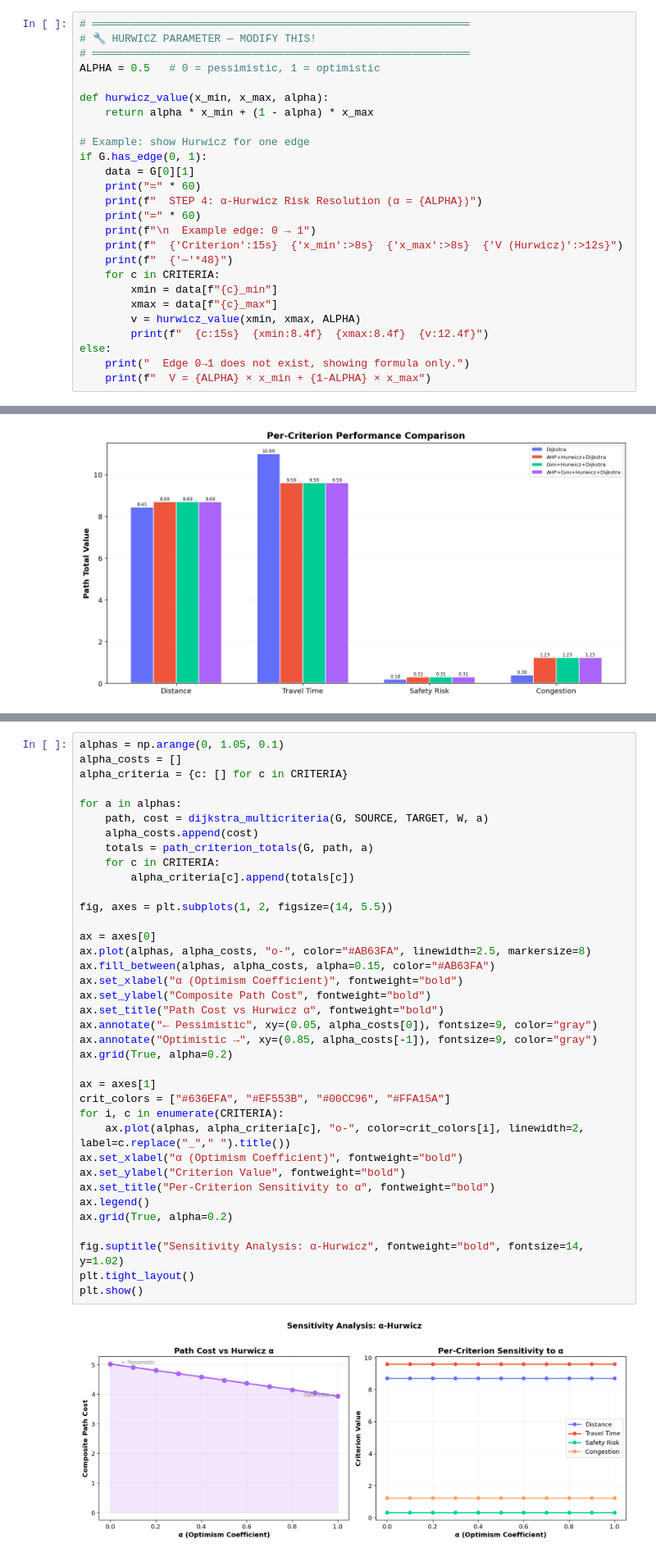
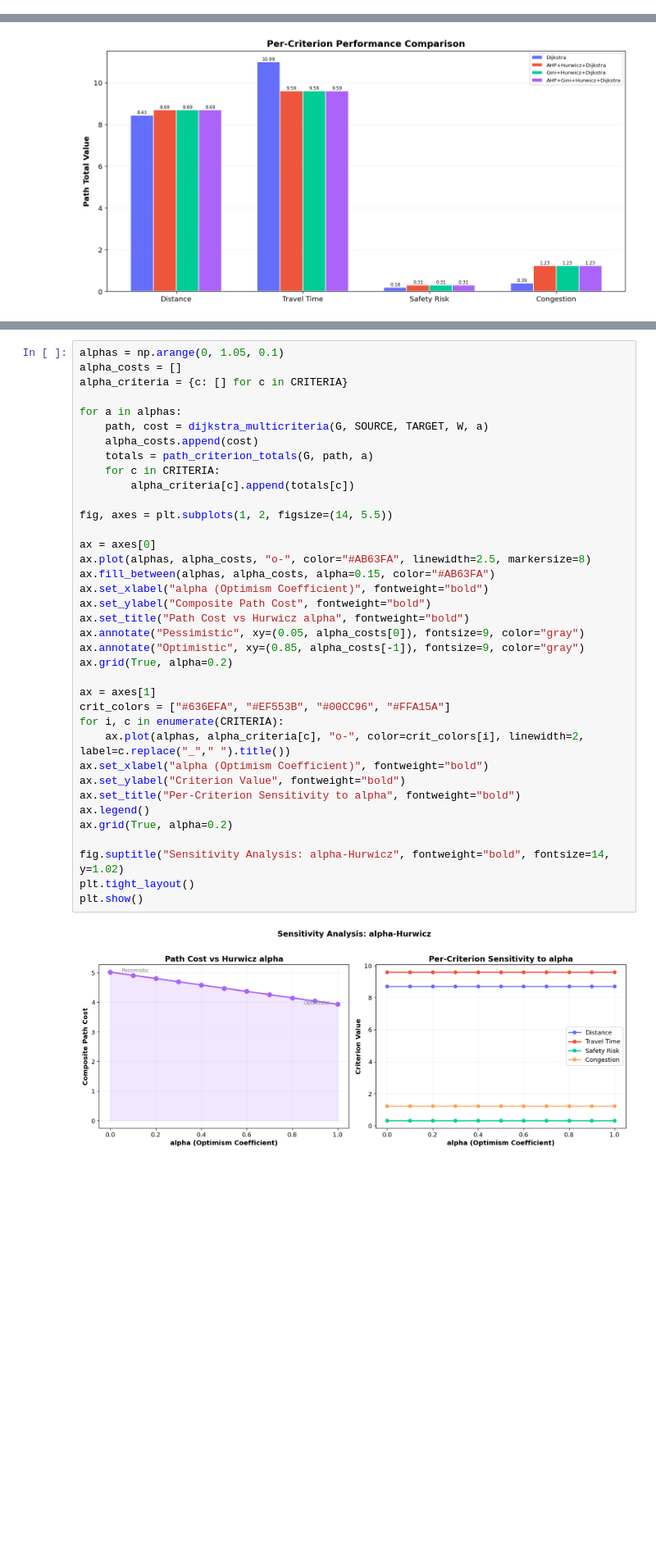
Before and after one commit to Abdou-Harzelli/SAD-p, a Jupyter notebook: multicriteria_routing.ipynb, the cells around one changed output, grey strips where cells are left out. Shown at 82% size. Cells and saved outputs as stored; diff of their text form; blank space fills up the shorter version.

```diff
--- a/multicriteria_routing.ipynb
+++ b/multicriteria_routing.ipynb
@@ -442,26 +154,0 @@ $$V = \alpha \cdot x_{min} + (1 - \alpha) \cdot x_{max}$$
-# %%
-# ═══════════════════════════════════════════════════════════
-# 🔧 HURWICZ PARAMETER — MODIFY THIS!
-# ═══════════════════════════════════════════════════════════
-ALPHA = 0.5   # 0 = pessimistic, 1 = optimistic
-
-def hurwicz_value(x_min, x_max, alpha):
-    return alpha * x_min + (1 - alpha) * x_max
-
-# Example: show Hurwicz for one edge
-if G.has_edge(0, 1):
-    data = G[0][1]
-    print("=" * 60)
-    print(f"  STEP 4: α-Hurwicz Risk Resolution (α = {ALPHA})")
-    print("=" * 60)
-    print(f"\n  Example edge: 0 → 1")
-    print(f"  {'Criterion':15s}  {'x_min':>8s}  {'x_max':>8s}  {'V (Hurwicz)':>12s}")
-    print(f"  {'─'*48}")
-    for c in CRITERIA:
-        xmin = data[f"{c}_min"]
-        xmax = data[f"{c}_max"]
-        v = hurwicz_value(xmin, xmax, ALPHA)
-        print(f"  {c:15s}  {xmin:8.4f}  {xmax:8.4f}  {v:12.4f}")
-else:
-    print("  Edge 0→1 does not exist, showing formula only.")
-    print(f"  V = {ALPHA} × x_min + {1-ALPHA} × x_max")
@@ -705,39 +645,39 @@ plt.show()
 alphas = np.arange(0, 1.05, 0.1)
 alpha_costs = []
 alpha_criteria = {c: [] for c in CRITERIA}
 
 for a in alphas:
     path, cost = dijkstra_multicriteria(G, SOURCE, TARGET, W, a)
     alpha_costs.append(cost)
     totals = path_criterion_totals(G, path, a)
     for c in CRITERIA:
         alpha_criteria[c].append(totals[c])
 
 fig, axes = plt.subplots(1, 2, figsize=(14, 5.5))
 
 ax = axes[0]
 ax.plot(alphas, alpha_costs, "o-", color="#AB63FA", linewidth=2.5, markersize=8)
 ax.fill_between(alphas, alpha_costs, alpha=0.15, color="#AB63FA")
-ax.set_xlabel("α (Optimism Coefficient)", fontweight="bold")
+ax.set_xlabel("alpha (Optimism Coefficient)", fontweight="bold")
 ax.set_ylabel("Composite Path Cost", fontweight="bold")
-ax.set_title("Path Cost vs Hurwicz α", fontweight="bold")
-ax.annotate("← Pessimistic", xy=(0.05, alpha_costs[0]), fontsize=9, color="gray")
-ax.annotate("Optimistic →", xy=(0.85, alpha_costs[-1]), fontsize=9, color="gray")
+ax.set_title("Path Cost vs Hurwicz alpha", fontweight="bold")
+ax.annotate("Pessimistic", xy=(0.05, alpha_costs[0]), fontsize=9, color="gray")
+ax.annotate("Optimistic", xy=(0.85, alpha_costs[-1]), fontsize=9, color="gray")
 ax.grid(True, alpha=0.2)
 
 ax = axes[1]
 crit_colors = ["#636EFA", "#EF553B", "#00CC96", "#FFA15A"]
 for i, c in enumerate(CRITERIA):
     ax.plot(alphas, alpha_criteria[c], "o-", color=crit_colors[i], linewidth=2, label=c.replace("_"," ").title())
-ax.set_xlabel("α (Optimism Coefficient)", fontweight="bold")
+ax.set_xlabel("alpha (Optimism Coefficient)", fontweight="bold")
 ax.set_ylabel("Criterion Value", fontweight="bold")
-ax.set_title("Per-Criterion Sensitivity to α", fontweight="bold")
+ax.set_title("Per-Criterion Sensitivity to alpha", fontweight="bold")
 ax.legend()
 ax.grid(True, alpha=0.2)
 
-fig.suptitle("Sensitivity Analysis: α-Hurwicz", fontweight="bold", fontsize=14, y=1.02)
+fig.suptitle("Sensitivity Analysis: alpha-Hurwicz", fontweight="bold", fontsize=14, y=1.02)
 plt.tight_layout()
 plt.show()
 # %% [output]
-[figure, old version]
+[figure, new version]
 # %% [markdown]
```
Also changed, not shown: parts of 56 cells of this notebook, 15 other files.
